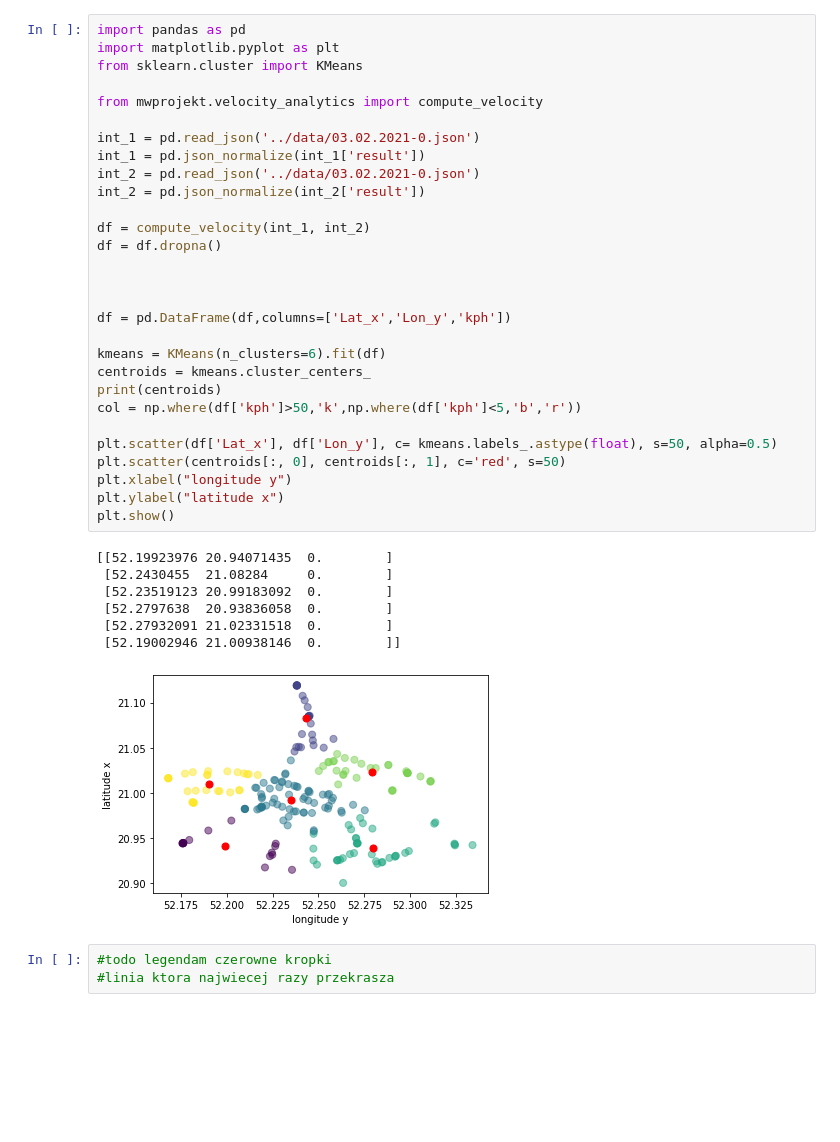
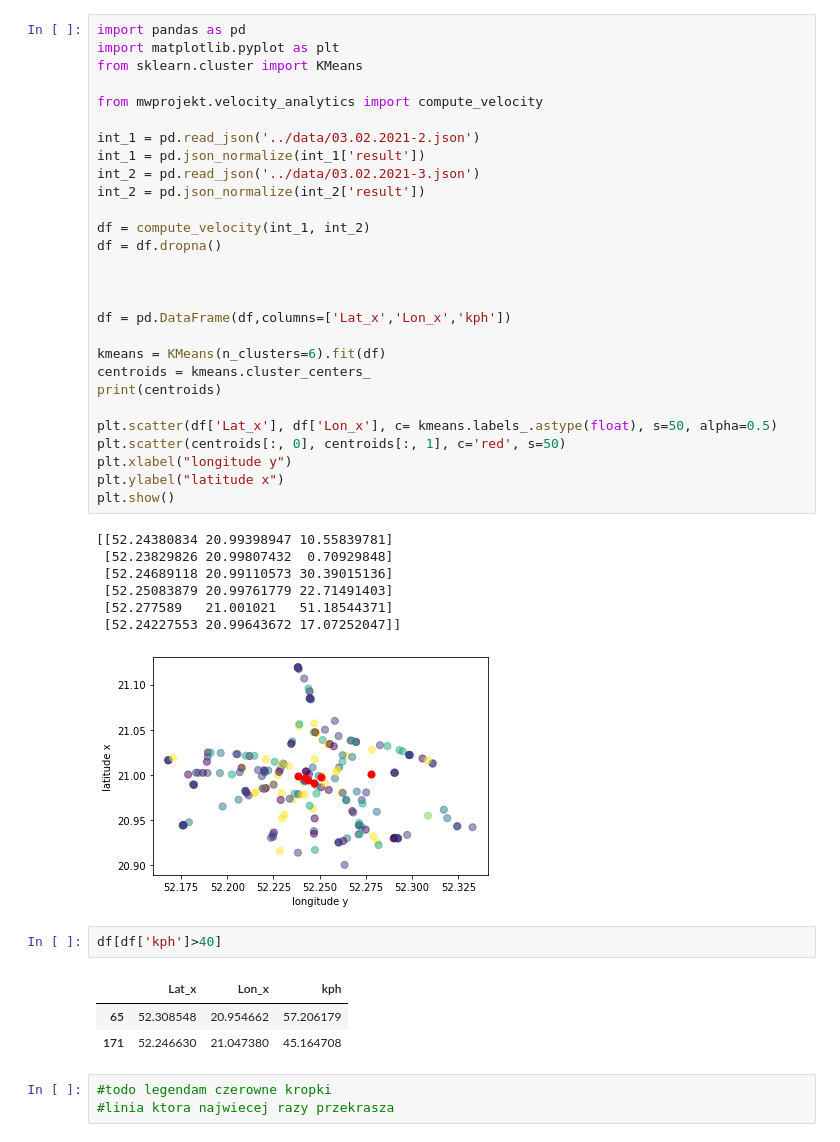
Before and after one commit to matematyk/projekt-python, a Jupyter notebook: notebook/visualizaction_project.ipynb, the cells around one changed output. Drawn from its saved outputs; the diff is of its cells as text; blank space fills up the shorter version.

```diff
--- a/notebook/visualizaction_project.ipynb
+++ b/notebook/visualizaction_project.ipynb
@@ -1,40 +1,45 @@
 # %%
 import pandas as pd
 import matplotlib.pyplot as plt
 from sklearn.cluster import KMeans
 
 from mwprojekt.velocity_analytics import compute_velocity
 
-int_1 = pd.read_json('../data/03.02.2021-0.json')
+int_1 = pd.read_json('../data/03.02.2021-2.json')
 int_1 = pd.json_normalize(int_1['result'])
-int_2 = pd.read_json('../data/03.02.2021-0.json')
+int_2 = pd.read_json('../data/03.02.2021-3.json')
 int_2 = pd.json_normalize(int_2['result'])
 
 df = compute_velocity(int_1, int_2)
 df = df.dropna()
 
 
 
-df = pd.DataFrame(df,columns=['Lat_x','Lon_y','kph'])
+df = pd.DataFrame(df,columns=['Lat_x','Lon_x','kph'])
 
 kmeans = KMeans(n_clusters=6).fit(df)
 centroids = kmeans.cluster_centers_
 print(centroids)
-col = np.where(df['kph']>50,'k',np.where(df['kph']<5,'b','r'))
 
-plt.scatter(df['Lat_x'], df['Lon_y'], c= kmeans.labels_.astype(float), s=50, alpha=0.5)
+plt.scatter(df['Lat_x'], df['Lon_x'], c= kmeans.labels_.astype(float), s=50, alpha=0.5)
 plt.scatter(centroids[:, 0], centroids[:, 1], c='red', s=50)
 plt.xlabel("longitude y")
 plt.ylabel("latitude x")
 plt.show()
 # %% [output]
-[[52.19923976 20.94071435  0.        ]
- [52.2430455  21.08284     0.        ]
- [52.23519123 20.99183092  0.        ]
- [52.2797638  20.93836058  0.        ]
- [52.27932091 21.02331518  0.        ]
- [52.19002946 21.00938146  0.        ]]
+[[52.24380834 20.99398947 10.55839781]
+ [52.23829826 20.99807432  0.70929848]
+ [52.24689118 20.99110573 30.39015136]
+ [52.25083879 20.99761779 22.71491403]
+ [52.277589   21.001021   51.18544371]
+ [52.24227553 20.99643672 17.07252047]]
-[figure, old version]
+[figure, new version]
+# %%
+df[df['kph']>40]
+# %% [output]
+|  | Lat_x | Lon_x | kph |
+| 65 | 52.308548 | 20.954662 | 57.206179 |
+| 171 | 52.246630 | 21.047380 | 45.164708 |
 # %%
 #todo legendam czerowne kropki
 #linia ktora najwiecej razy przekrasza
```
Also changed, not shown: parts of 2 cells of this notebook, 6 other files.
